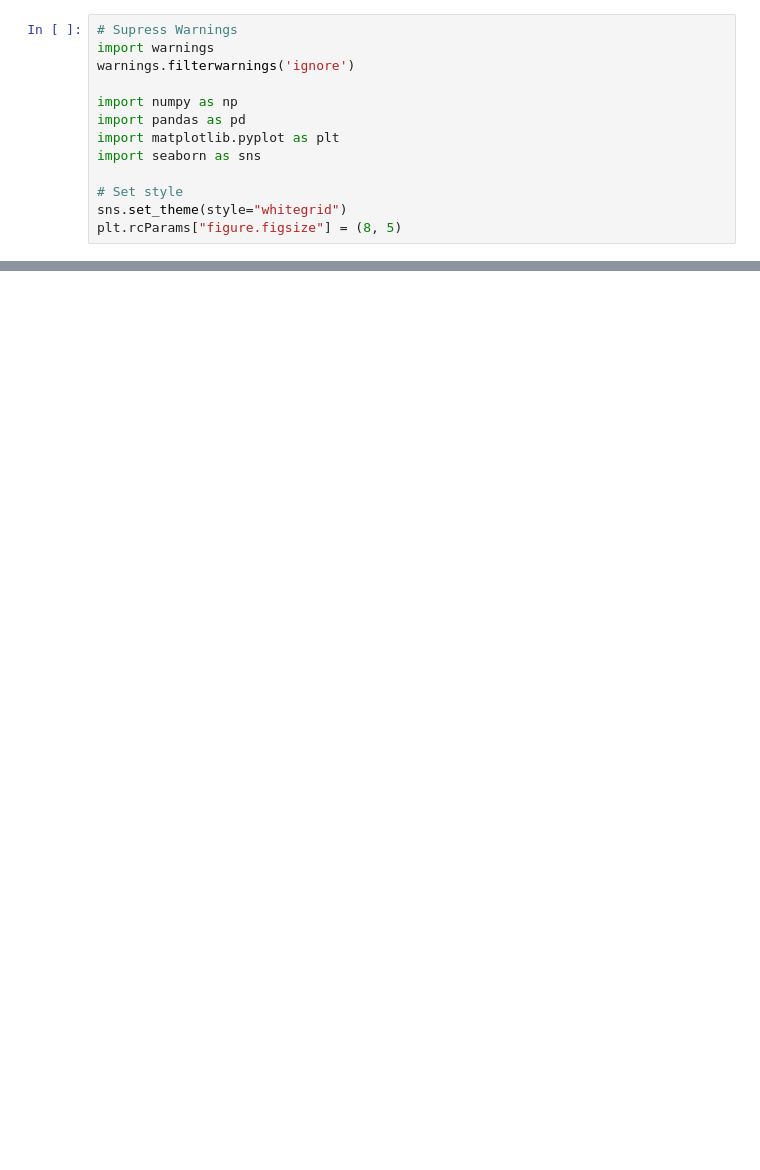
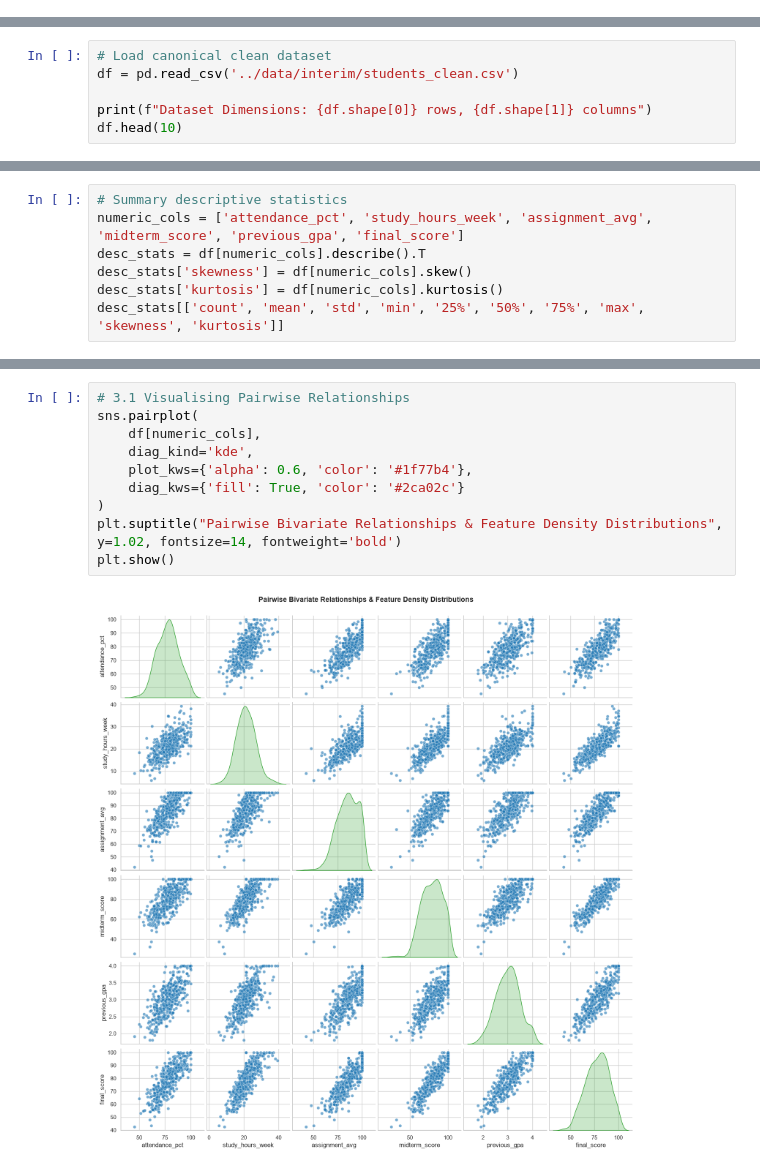
Before and after one commit to sengtri457/Student_Record_Prediction, a Jupyter notebook: notebooks/student_score_prediction_case_study.ipynb, the cells around one changed output, grey strips where cells are left out. Cells and saved outputs as stored; diff of their text form; blank space fills up the shorter version.

```diff
--- a/notebooks/student_score_prediction_case_study.ipynb
+++ b/notebooks/student_score_prediction_case_study.ipynb
@@ -21,13 +0,0 @@ We will build a Multiple Linear Regression model and follow the exact industry-s
-# %%
-# Supress Warnings
-import warnings
-warnings.filterwarnings('ignore')
-
-import numpy as np
-import pandas as pd
-import matplotlib.pyplot as plt
-import seaborn as sns
-
-# Set style
-sns.set_theme(style="whitegrid")
-plt.rcParams["figure.figsize"] = (8, 5)
@@ -202,0 +59,6 @@ print("=" * 70)
+# %%
+# Load canonical clean dataset
+df = pd.read_csv('../data/interim/students_clean.csv')
+
+print(f"Dataset Dimensions: {df.shape[0]} rows, {df.shape[1]} columns")
+df.head(10)
@@ -202,0 +106,7 @@ print("=" * 70)
+# %%
+# Summary descriptive statistics
+numeric_cols = ['attendance_pct', 'study_hours_week', 'assignment_avg', 'midterm_score', 'previous_gpa', 'final_score']
+desc_stats = df[numeric_cols].describe().T
+desc_stats['skewness'] = df[numeric_cols].skew()
+desc_stats['kurtosis'] = df[numeric_cols].kurtosis()
+desc_stats[['count', 'mean', 'std', 'min', '25%', '50%', '75%', 'max', 'skewness', 'kurtosis']]
@@ -202,0 +138,12 @@ print("=" * 70)
+# %%
+# 3.1 Visualising Pairwise Relationships
+sns.pairplot(
+    df[numeric_cols],
+    diag_kind='kde',
+    plot_kws={'alpha': 0.6, 'color': '#1f77b4'},
+    diag_kws={'fill': True, 'color': '#2ca02c'}
+)
+plt.suptitle("Pairwise Bivariate Relationships & Feature Density Distributions", y=1.02, fontsize=14, fontweight='bold')
+plt.show()
+# %% [output]
+[figure, added]
```
Also changed, not shown: parts of 65 cells of this notebook, 10 other files.
